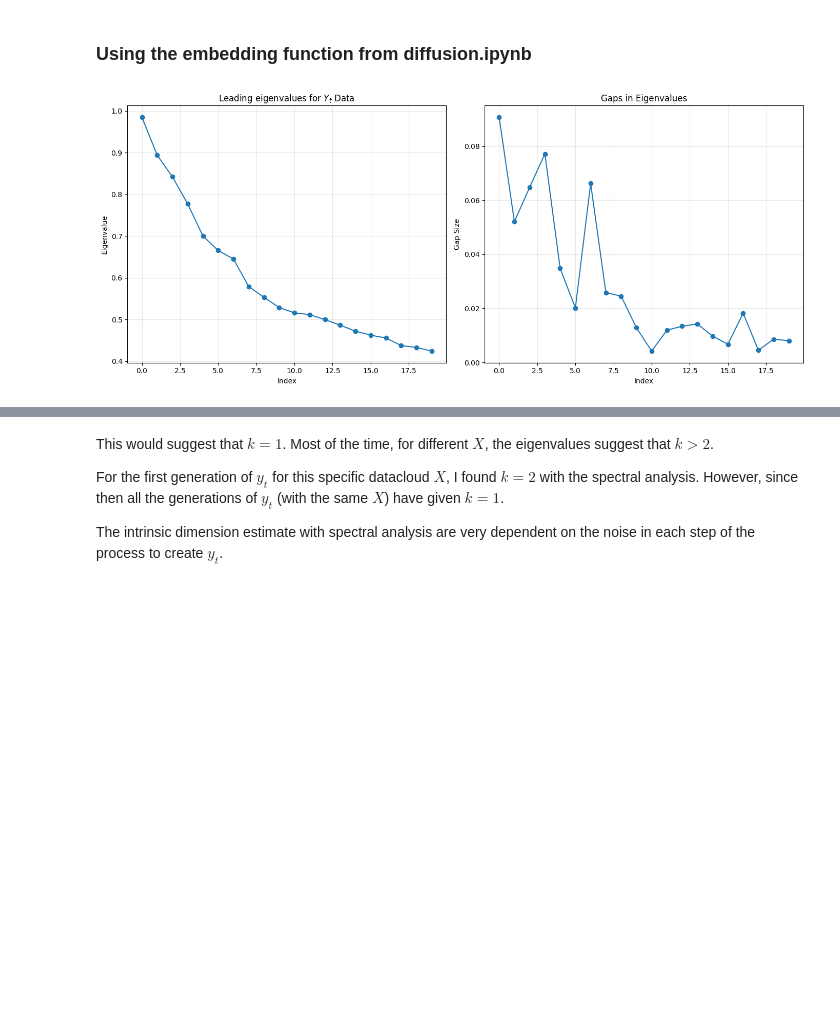
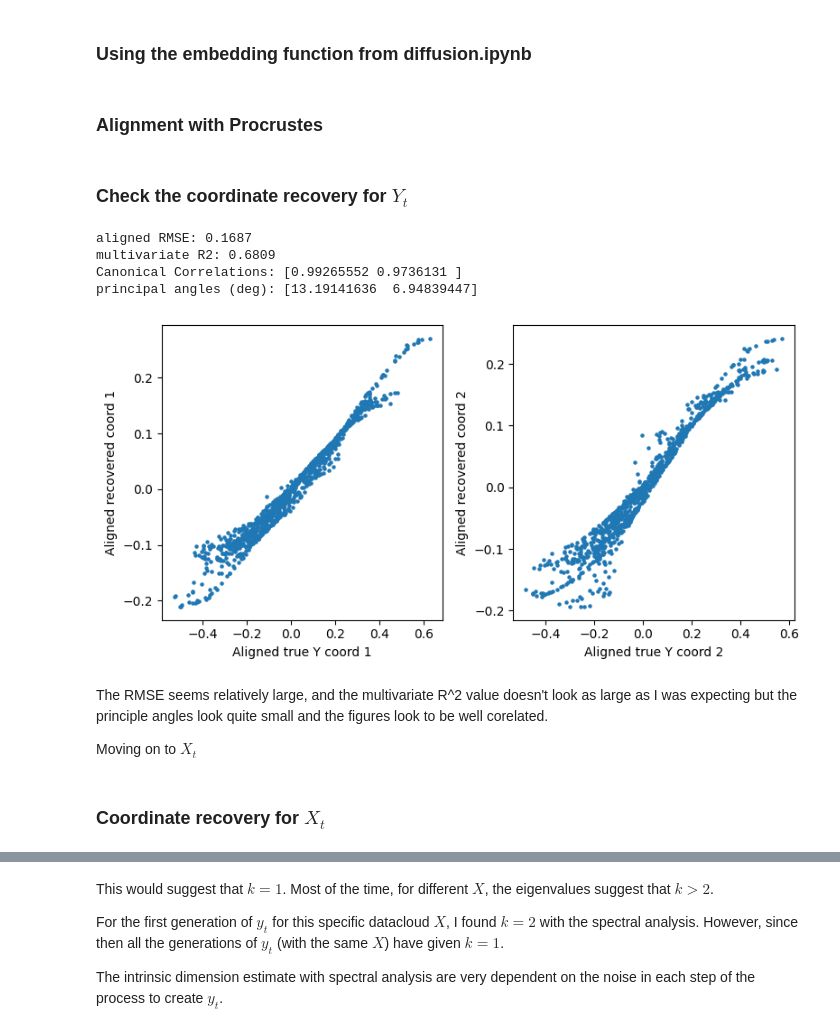
Before and after one commit to adamfowliee/JDKF_Starter, a Jupyter notebook: InitialTasks/LatentEstimation.ipynb, the cells around one changed output, grey strips where cells are left out. Saved outputs shown, nothing was run; the diff lists cells and outputs as text; code cells hidden in the pictures; blank space fills up the shorter version.

```diff
--- a/InitialTasks/LatentEstimation.ipynb
+++ b/InitialTasks/LatentEstimation.ipynb
@@ -434,3 +491,7 @@ I will carry on by choosing $\varepsilon^\star=0.145$
+# %%
+EPS_Y = np.sqrt(0.002 * 0.01)
+EPS_X = np.sqrt(0.002 * 0.01)
+EPS_gX = np.sqrt(0.05 * 0.3)
 # %% [markdown]
 ### Using the embedding function from diffusion.ipynb
 # %%
@@ -499,20 +552,2 @@ gaps = w[:-1] - w[1:]
-# %%
-fig, (ax1, ax2) = plt.subplots(1,2)
-fig.set_figheight(6)
-fig.set_figwidth(14)
-
-ax1.plot(w[:20], marker='o')
-ax1.set_title('Leading eigenvalues for $Y_t$ Data')
-ax1.set_xlabel('Index')
-ax1.set_ylabel('Eigenvalue')
-ax1.grid(True, alpha=0.3)
-
-ax2.plot(gaps[:20], marker='o')
-ax2.set_title('Gaps in Eigenvalues')
-ax2.set_xlabel('Index')
-ax2.set_ylabel('Gap Size')
-ax2.grid(True, alpha=0.3)
-
-plt.tight_layout()
-# %% [output]
-[figure, removed]
+# %% [markdown]
+### Alignment with Procrustes
@@ -518,0 +622,45 @@ plt.tight_layout()
+# %% [markdown]
+### Check the coordinate recovery for $Y_t$
+# %%
+# Embedding for the latent state
+Y_dm = embedding_real(Y_geom, epsilon=EPS_Y, alpha=1, k=2)
+Psi_Y = Y_dm["diff_coordinates"]
+
+
+rmse, r2, cc, angles, Y_c, Psi_align = embedding_metrics(Y_geom, Psi_Y)
+print(f'aligned RMSE: {rmse:.4f}')
+print(f'multivariate R2: {r2:.4f}')
+print(f'Canonical Correlations: {cc}')
+print('principal angles (deg):', np.degrees(angles))
+
+# Plot the first two coordinates of the embedding
+# against the two coordinates of the latent state
+# in seperate plots
+fig, (ax1, ax2) = plt.subplots(1,2)
+fig.set_figheight(4)
+fig.set_figwidth(8)
+
+# First coordinate
+ax1.scatter(Y_c[:,0], Psi_align[:,0], s=5)
+ax1.set_xlabel("Aligned true Y coord 1")
+ax1.set_ylabel("Aligned recovered coord 1")
+
+# Second coordinate
+ax2.scatter(Y_c[:,1], Psi_align[:,1], s=5)
+ax2.set_xlabel("Aligned true Y coord 2")
+ax2.set_ylabel("Aligned recovered coord 2")
+
+fig.tight_layout()
+plt.show()
+# %% [output]
+aligned RMSE: 0.1687
+multivariate R2: 0.6809
+Canonical Correlations: [0.99265552 0.9736131 ]
+principal angles (deg): [13.19141636  6.94839447]
+[figure, added]
+# %% [markdown]
+The RMSE seems relatively large, and the multivariate R^2 value doesn't look as large as I was expecting but the principle angles look quite small and the figures look to be well corelated.
+
+Moving on to $X_t$
+# %% [markdown]
+### Coordinate recovery for $X_t$
```
Also changed, not shown: parts of 24 cells of this notebook.
